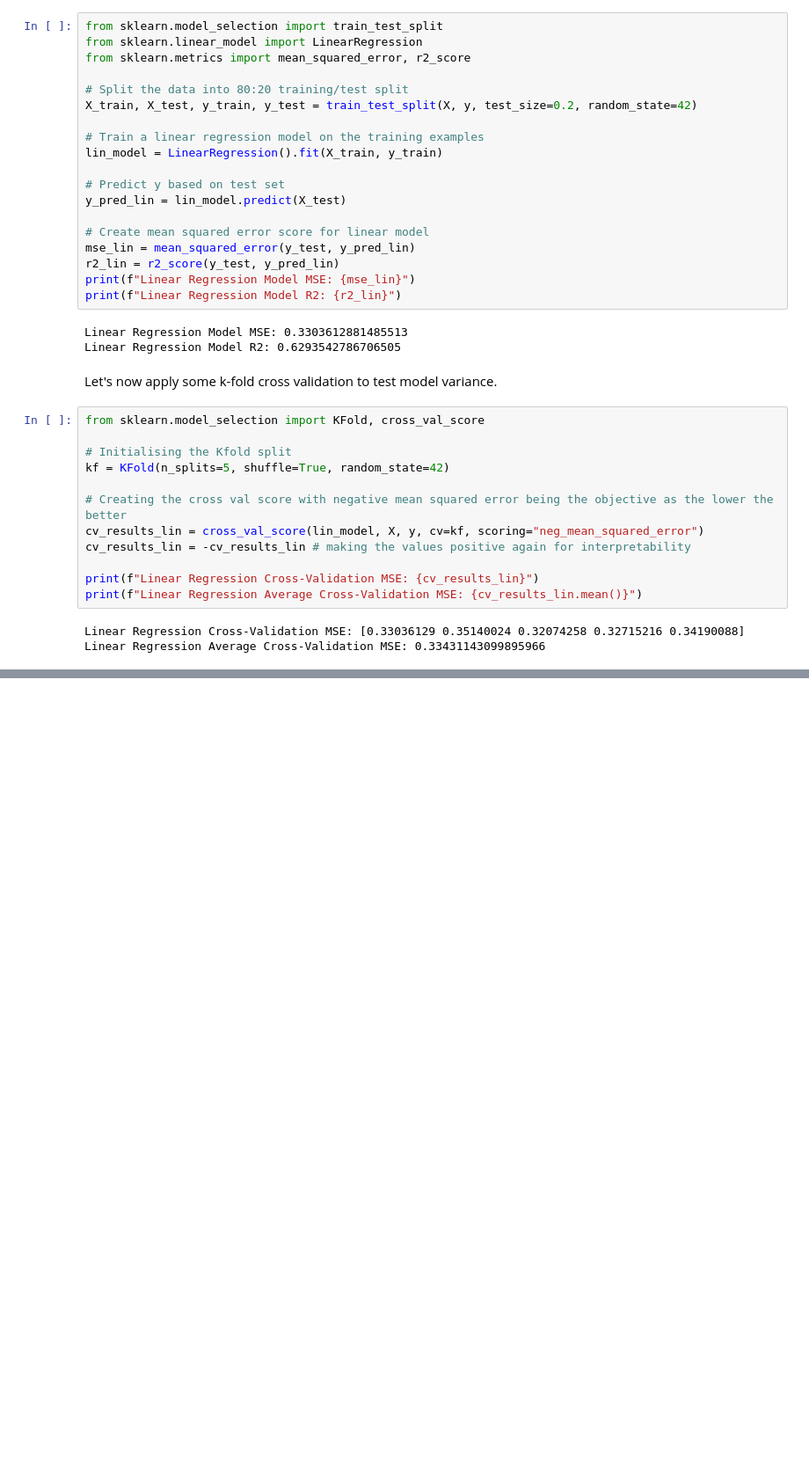
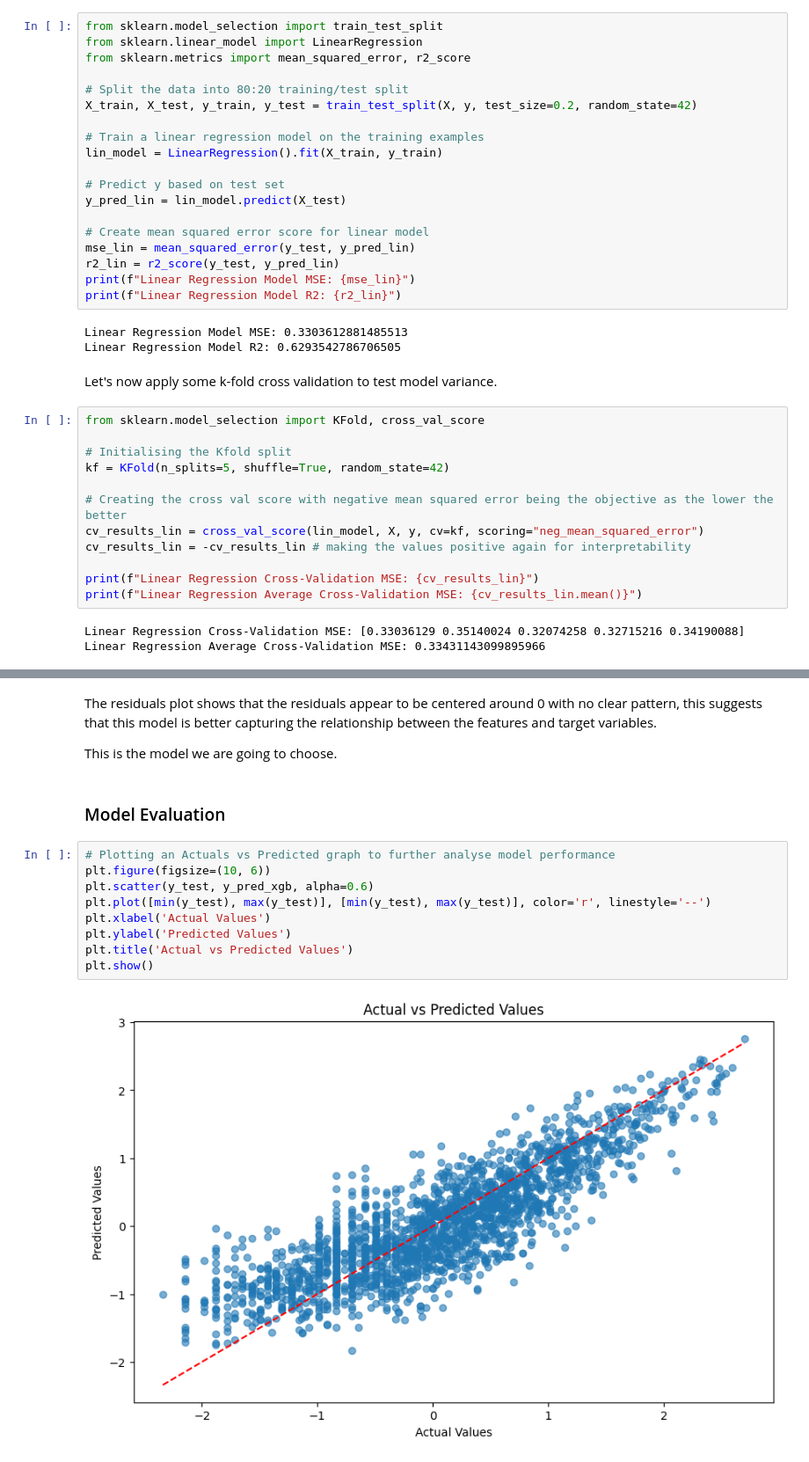
Before and after one commit to louis-porter/FM24_player_valuation_analysis, a Jupyter notebook: FM_player_valuation_analysis.ipynb, the cells around one changed output, grey strips where cells are left out. Shown at 88% size. Saved outputs shown, nothing was run; the diff lists cells and outputs as text; blank space fills up the shorter version.

```diff
--- a/FM_player_valuation_analysis.ipynb
+++ b/FM_player_valuation_analysis.ipynb
@@ -277,0 +345,17 @@ The linear regression model shows little evidence of variance, with very similar
+# %% [markdown]
+The residuals plot shows that the residuals appear to be centered around 0 with no clear pattern, this suggests that this model is better capturing the relationship between the features and target variables.
+
+This is the model we are going to choose.
+# %% [markdown]
+### Model Evaluation
+# %%
+# Plotting an Actuals vs Predicted graph to further analyse model performance
+plt.figure(figsize=(10, 6))
+plt.scatter(y_test, y_pred_xgb, alpha=0.6)
+plt.plot([min(y_test), max(y_test)], [min(y_test), max(y_test)], color='r', linestyle='--')
+plt.xlabel('Actual Values')
+plt.ylabel('Predicted Values')
+plt.title('Actual vs Predicted Values')
+plt.show()
+# %% [output]
+[figure, added]
```
Also changed, not shown: parts of 11 cells of this notebook.
